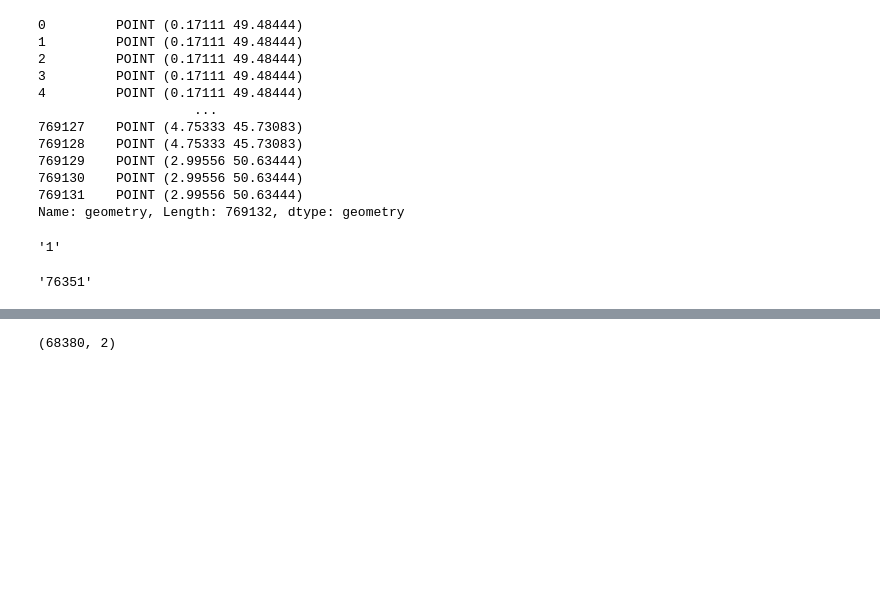
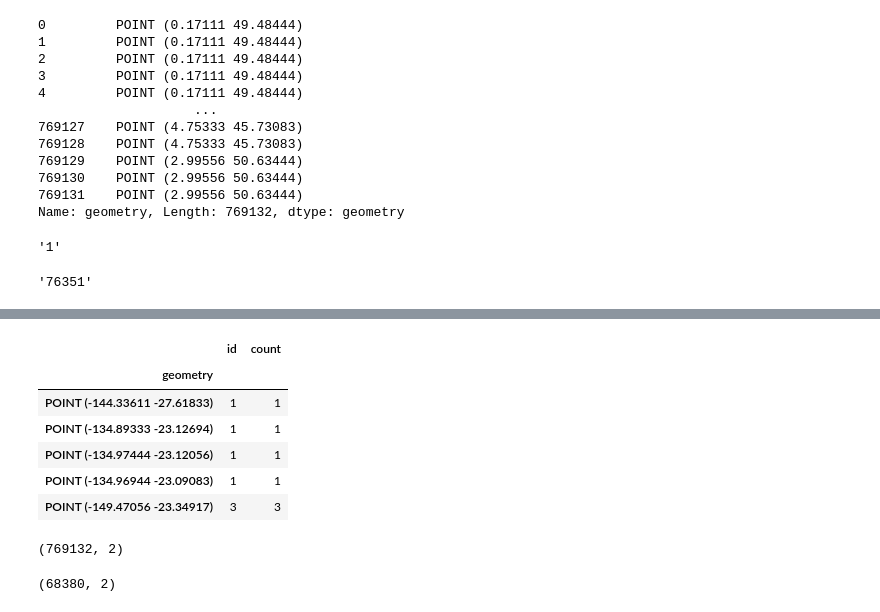
Before and after one commit to yzpt/cell_towers, a Jupyter notebook: 1.0.extract.ipynb, the cells around one changed output, grey strips where cells are left out. Drawn from its saved outputs; the diff is of its cells as text; code cells hidden in the pictures; blank space fills up the shorter version.

```diff
--- a/1.0.extract.ipynb
+++ b/1.0.extract.ipynb
@@ -295,0 +344,10 @@ gdf['id'] = gdf.index
+# %%
+gdf_grouped.head()
+# %% [output]
+|  | id | count |
+| geometry |  |  |
+| POINT (-144.33611 -27.61833) | 1 | 1 |
+| POINT (-134.89333 -23.12694) | 1 | 1 |
+| POINT (-134.97444 -23.12056) | 1 | 1 |
+| POINT (-134.96944 -23.09083) | 1 | 1 |
+| POINT (-149.47056 -23.34917) | 3 | 3 |
@@ -297,3 +359,7 @@ gdf['id'] = gdf.index
 gdf[['id', 'geometry']].to_file('data/obs_light.geojson', driver='GeoJSON')
 # %%
 gdf_light = gdf[['id', 'geometry']]
+# %%
+gdf_light.shape
+# %% [output]
+(769132, 2)
```
Also changed, not shown: parts of 8 cells of this notebook, 2 other files.
